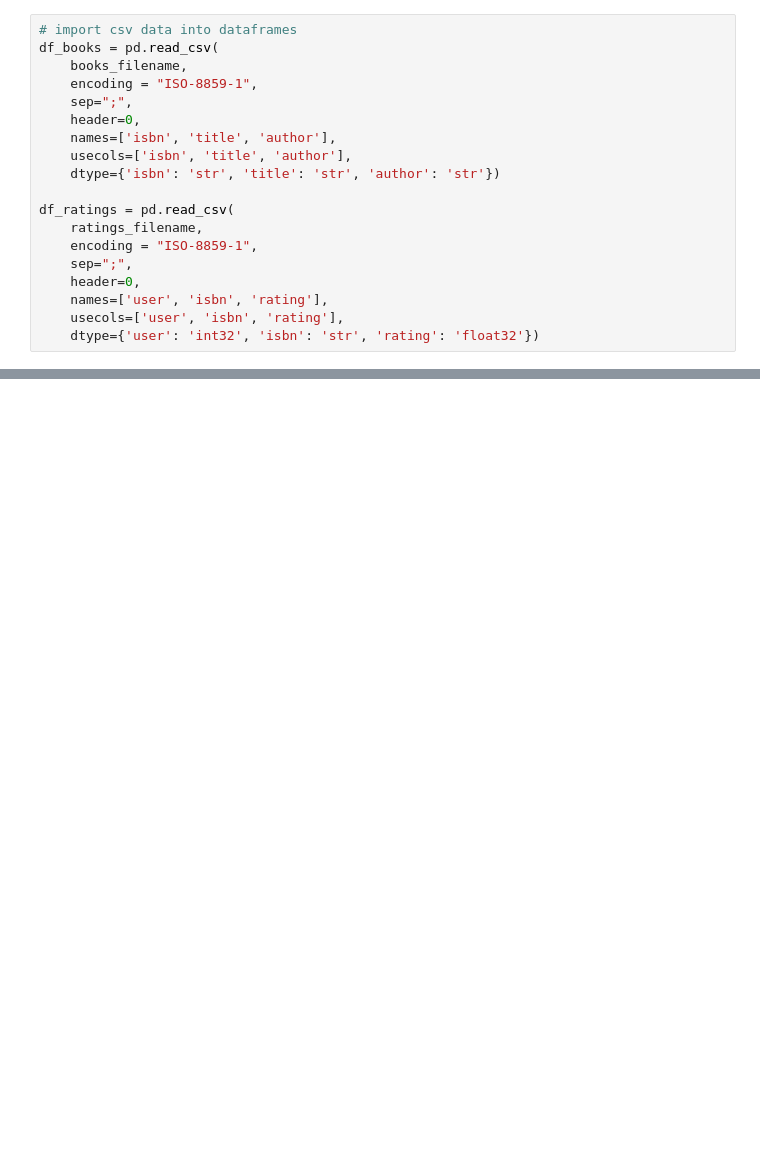
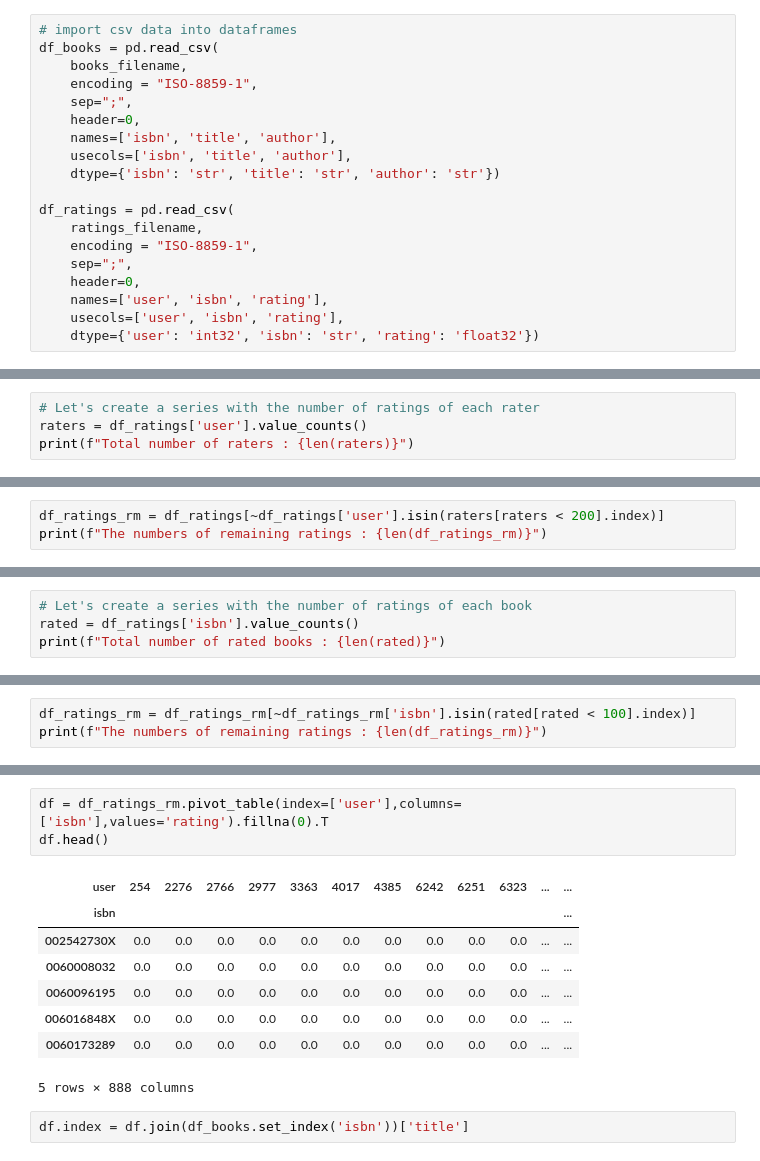
Before and after one commit to naveen-2501/Project_Manager, a Jupyter notebook: fcc_book_recommendation_knn.ipynb, the cells around one changed output, grey strips where cells are left out. Saved outputs shown, nothing was run; the diff lists cells and outputs as text; blank space fills up the shorter version.

```diff
--- a/fcc_book_recommendation_knn.ipynb
+++ b/fcc_book_recommendation_knn.ipynb
@@ -57,0 +101,4 @@ def get_recommends(book = ""):
+# %%
+# Let's create a series with the number of ratings of each rater
+raters = df_ratings['user'].value_counts()
+print(f"Total number of raters : {len(raters)}")
@@ -57,0 +122,3 @@ def get_recommends(book = ""):
+# %%
+df_ratings_rm = df_ratings[~df_ratings['user'].isin(raters[raters < 200].index)]
+print(f"The numbers of remaining ratings : {len(df_ratings_rm)}")
@@ -57,0 +133,4 @@ def get_recommends(book = ""):
+# %%
+# Let's create a series with the number of ratings of each book
+rated = df_ratings['isbn'].value_counts()
+print(f"Total number of rated books : {len(rated)}")
@@ -57,0 +158,3 @@ def get_recommends(book = ""):
+# %%
+df_ratings_rm = df_ratings_rm[~df_ratings_rm['isbn'].isin(rated[rated < 100].index)]
+print(f"The numbers of remaining ratings : {len(df_ratings_rm)}")
@@ -57,0 +179,14 @@ def get_recommends(book = ""):
+# %%
+df = df_ratings_rm.pivot_table(index=['user'],columns=['isbn'],values='rating').fillna(0).T
+df.head()
+# %% [output]
+| user | 254 | 2276 | 2766 | 2977 | 3363 | 4017 | 4385 | 6242 | 6251 | 6323 | ... | ... |
+| isbn |  |  |  |  |  |  |  |  |  |  |  | ... |
+| 002542730X | 0.0 | 0.0 | 0.0 | 0.0 | 0.0 | 0.0 | 0.0 | 0.0 | 0.0 | 0.0 | ... | ... |
+| 0060008032 | 0.0 | 0.0 | 0.0 | 0.0 | 0.0 | 0.0 | 0.0 | 0.0 | 0.0 | 0.0 | ... | ... |
+| 0060096195 | 0.0 | 0.0 | 0.0 | 0.0 | 0.0 | 0.0 | 0.0 | 0.0 | 0.0 | 0.0 | ... | ... |
+| 006016848X | 0.0 | 0.0 | 0.0 | 0.0 | 0.0 | 0.0 | 0.0 | 0.0 | 0.0 | 0.0 | ... | ... |
+| 0060173289 | 0.0 | 0.0 | 0.0 | 0.0 | 0.0 | 0.0 | 0.0 | 0.0 | 0.0 | 0.0 | ... | ... |
+5 rows × 888 columns
+# %%
+df.index = df.join(df_books.set_index('isbn'))['title']
```
Also changed, not shown: parts of 26 cells of this notebook.
